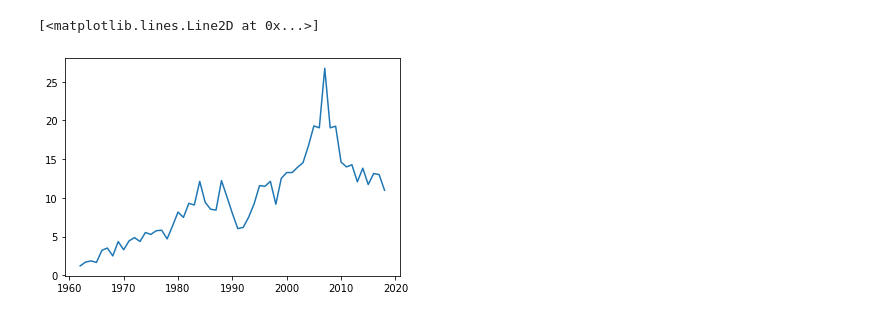
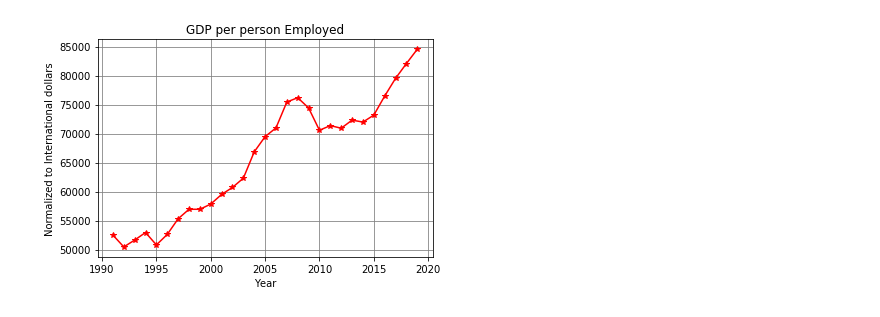
Before and after one commit to kennknisley/project-one-back, a Jupyter notebook: analysis_bc.ipynb, the cells around one changed output. Drawn from its saved outputs; the diff is of its cells as text; code cells hidden in the pictures.

Commit message:
adding plots

```diff
--- a/analysis_bc.ipynb
+++ b/analysis_bc.ipynb
@@ -46,8 +32,16 @@ plt.plot(x_value2, TradeGDP)
-# %%
-ManuExp=main.iloc[2]
-ManuExp=ManuExp.dropna(how='any')
-x_value3=np.arange(1962,2019,1)
-plt.plot(x_value3, ManuExp)
-# %% [output]
-[<matplotlib.lines.Line2D at 0x...>]
-[figure, removed]
+# %%
+#Plot GDP per person emoloyed by year
+# GDP per person employed is gross domestic product (GDP) divided by total employment
+#in the economy. Purchasing power parity (PPP) GDP is GDP converted to 2011 constant
+#international dollars using PPP rates.
+GDPperson=main.iloc[:,0]
+GDPperson=GDPperson.dropna(how='any')
+x_value1=np.arange(1991,2020,1)
+plt.plot(x_value1, GDPperson, color='red', marker='*')
+plt.title('GDP per person Employed')
+plt.xlabel('Year')
+plt.ylabel('Normalized to International dollars')
+plt.grid(color='grey', axis='both')
+plt.show()
+# %% [output]
+[figure, added]
```
Also changed, not shown: parts of 5 cells of this notebook.
